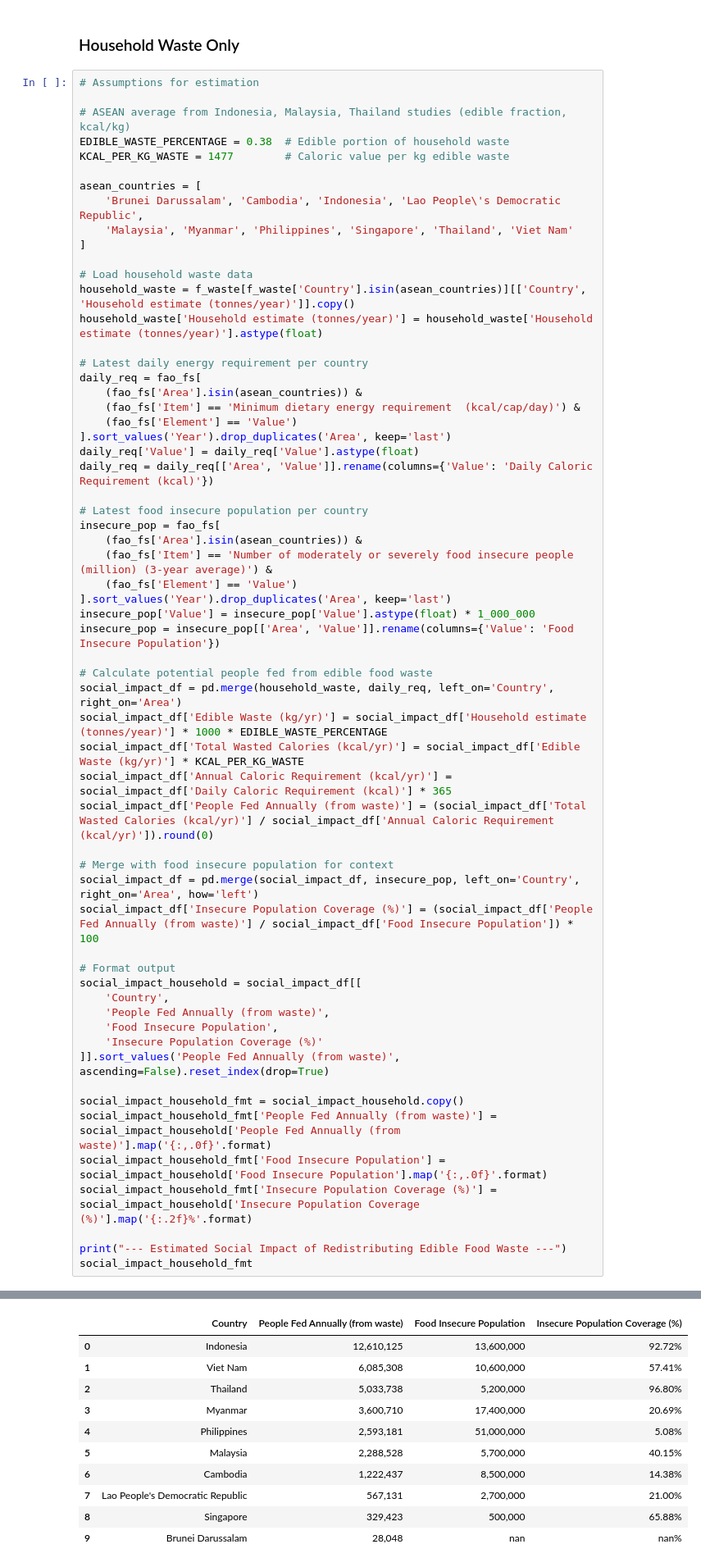
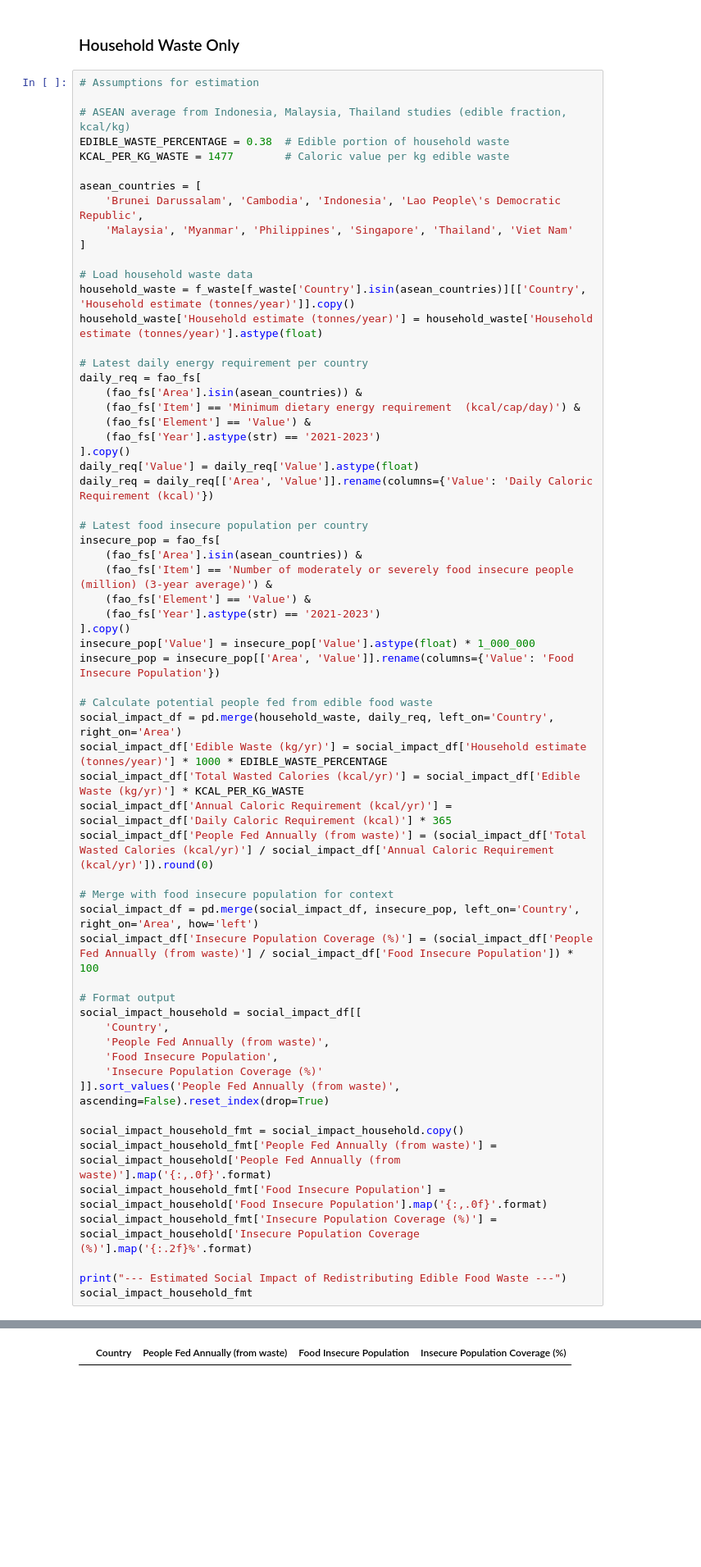
Before and after one commit to Azvier/asean-food-waste-sustainability, a Jupyter notebook: notebooks/data_analysis.ipynb, the cells around one changed output, grey strips where cells are left out. Shown: that part at 82% size. Drawn from its saved outputs; the diff is of its cells as text; blank space fills up the shorter version.

```diff
--- a/notebooks/data_analysis.ipynb
+++ b/notebooks/data_analysis.ipynb
@@ -570,8 +577,9 @@ household_waste['Household estimate (tonnes/year)'] = household_waste['Household
 daily_req = fao_fs[
     (fao_fs['Area'].isin(asean_countries)) &
     (fao_fs['Item'] == 'Minimum dietary energy requirement  (kcal/cap/day)') &
-    (fao_fs['Element'] == 'Value')
-].sort_values('Year').drop_duplicates('Area', keep='last')
+    (fao_fs['Element'] == 'Value') &
+    (fao_fs['Year'].astype(str) == '2021-2023')
+].copy()
 daily_req['Value'] = daily_req['Value'].astype(float)
 daily_req = daily_req[['Area', 'Value']].rename(columns={'Value': 'Daily Caloric Requirement (kcal)'})
 
@@ -579,50 +587,41 @@ daily_req = daily_req[['Area', 'Value']].rename(columns={'Value': 'Daily Caloric
 insecure_pop = fao_fs[
     (fao_fs['Area'].isin(asean_countries)) &
     (fao_fs['Item'] == 'Number of moderately or severely food insecure people (million) (3-year average)') &
-    (fao_fs['Element'] == 'Value')
-].sort_values('Year').drop_duplicates('Area', keep='last')
+    (fao_fs['Element'] == 'Value') &
+    (fao_fs['Year'].astype(str) == '2021-2023')
+].copy()
 insecure_pop['Value'] = insecure_pop['Value'].astype(float) * 1_000_000
 insecure_pop = insecure_pop[['Area', 'Value']].rename(columns={'Value': 'Food Insecure Population'})
 
 # Calculate potential people fed from edible food waste
 social_impact_df = pd.merge(household_waste, daily_req, left_on='Country', right_on='Area')
 social_impact_df['Edible Waste (kg/yr)'] = social_impact_df['Household estimate (tonnes/year)'] * 1000 * EDIBLE_WASTE_PERCENTAGE
 social_impact_df['Total Wasted Calories (kcal/yr)'] = social_impact_df['Edible Waste (kg/yr)'] * KCAL_PER_KG_WASTE
 social_impact_df['Annual Caloric Requirement (kcal/yr)'] = social_impact_df['Daily Caloric Requirement (kcal)'] * 365
 social_impact_df['People Fed Annually (from waste)'] = (social_impact_df['Total Wasted Calories (kcal/yr)'] / social_impact_df['Annual Caloric Requirement (kcal/yr)']).round(0)
 
 # Merge with food insecure population for context
 social_impact_df = pd.merge(social_impact_df, insecure_pop, left_on='Country', right_on='Area', how='left')
 social_impact_df['Insecure Population Coverage (%)'] = (social_impact_df['People Fed Annually (from waste)'] / social_impact_df['Food Insecure Population']) * 100
 
 # Format output
 social_impact_household = social_impact_df[[
     'Country',
     'People Fed Annually (from waste)',
     'Food Insecure Population',
     'Insecure Population Coverage (%)'
 ]].sort_values('People Fed Annually (from waste)', ascending=False).reset_index(drop=True)
 
 social_impact_household_fmt = social_impact_household.copy()
 social_impact_household_fmt['People Fed Annually (from waste)'] = social_impact_household['People Fed Annually (from waste)'].map('{:,.0f}'.format)
 social_impact_household_fmt['Food Insecure Population'] = social_impact_household['Food Insecure Population'].map('{:,.0f}'.format)
 social_impact_household_fmt['Insecure Population Coverage (%)'] = social_impact_household['Insecure Population Coverage (%)'].map('{:.2f}%'.format)
 
 print("--- Estimated Social Impact of Redistributing Edible Food Waste ---")
 social_impact_household_fmt
 # %% [output]
 --- Estimated Social Impact of Redistributing Edible Food Waste ---
 |  | Country | People Fed Annually (from waste) | Food Insecure Population | Insecure Population Coverage (%) |
-| 0 | Indonesia | 12,610,125 | 13,600,000 | 92.72% |
-| 1 | Viet Nam | 6,085,308 | 10,600,000 | 57.41% |
-| 2 | Thailand | 5,033,738 | 5,200,000 | 96.80% |
-| 3 | Myanmar | 3,600,710 | 17,400,000 | 20.69% |
-| 4 | Philippines | 2,593,181 | 51,000,000 | 5.08% |
-| 5 | Malaysia | 2,288,528 | 5,700,000 | 40.15% |
-| 6 | Cambodia | 1,222,437 | 8,500,000 | 14.38% |
-| 7 | Lao People's Democratic Republic | 567,131 | 2,700,000 | 21.00% |
-| 8 | Singapore | 329,423 | 500,000 | 65.88% |
-| 9 | Brunei Darussalam | 28,048 | nan | nan% |
 # %% [markdown]
 ### Total Food Waste
 # %%
```
Also changed, not shown: parts of 6 cells of this notebook.
